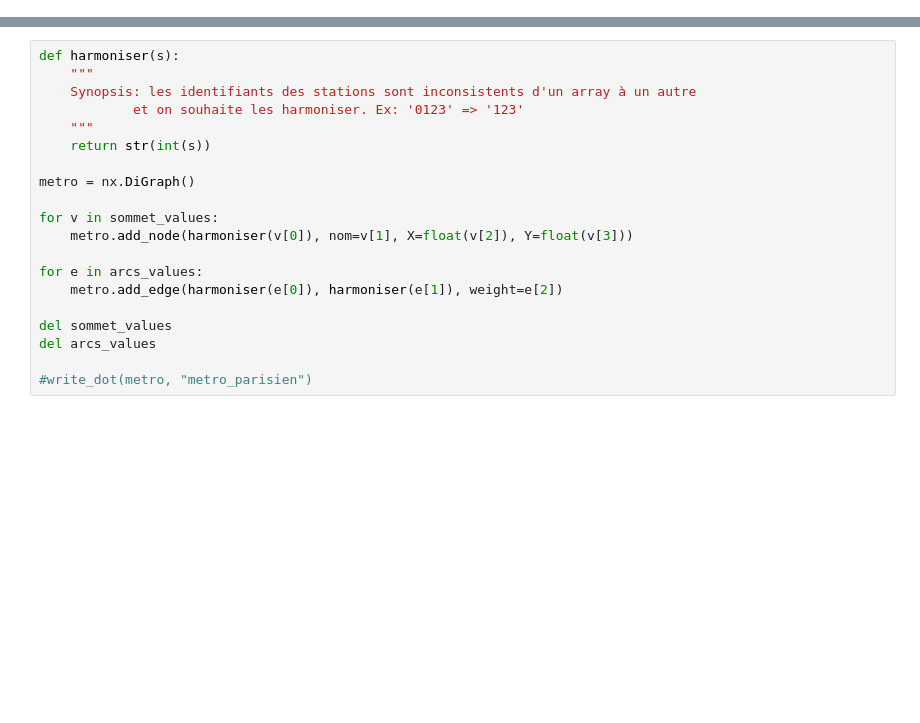
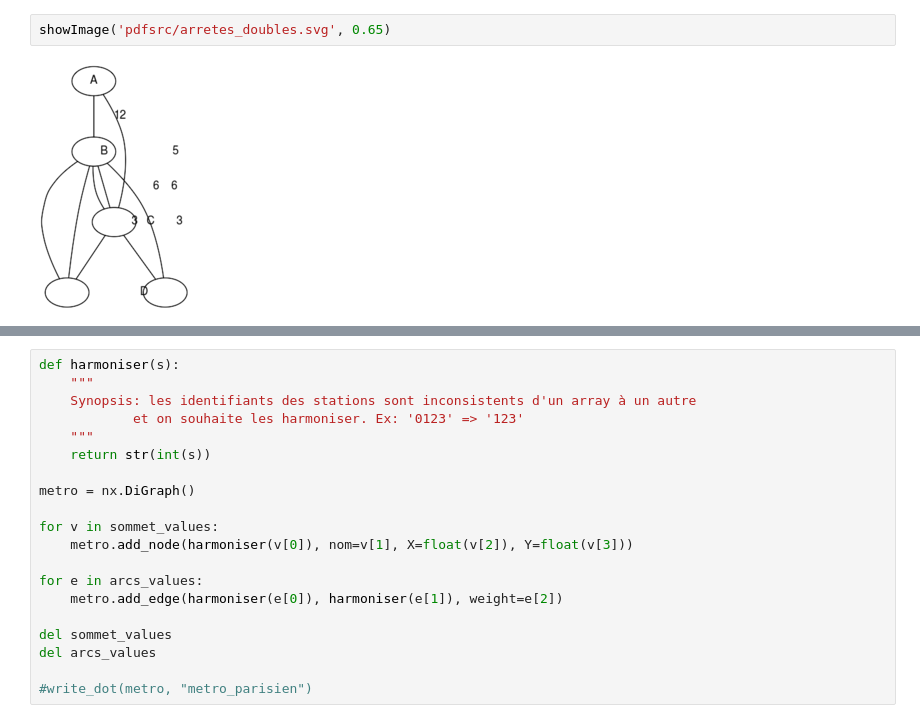
Before and after one commit to mhoangvslev/TEA_Graphs, a Jupyter notebook: TEA_Graphs.ipynb, the cells around one changed output, grey strips where cells are left out. Drawn from its saved outputs; the diff is of its cells as text; blank space fills up the shorter version.

```diff
--- a/TEA_Graphs.ipynb
+++ b/TEA_Graphs.ipynb
@@ -525,0 +42,4 @@ del noms_coordonnees
+# %%
+showImage('pdfsrc/arretes_doubles.svg', 0.65)
+# %% [output]
+[figure, added]
```
Also changed, not shown: parts of 54 cells of this notebook, 10 other files.
